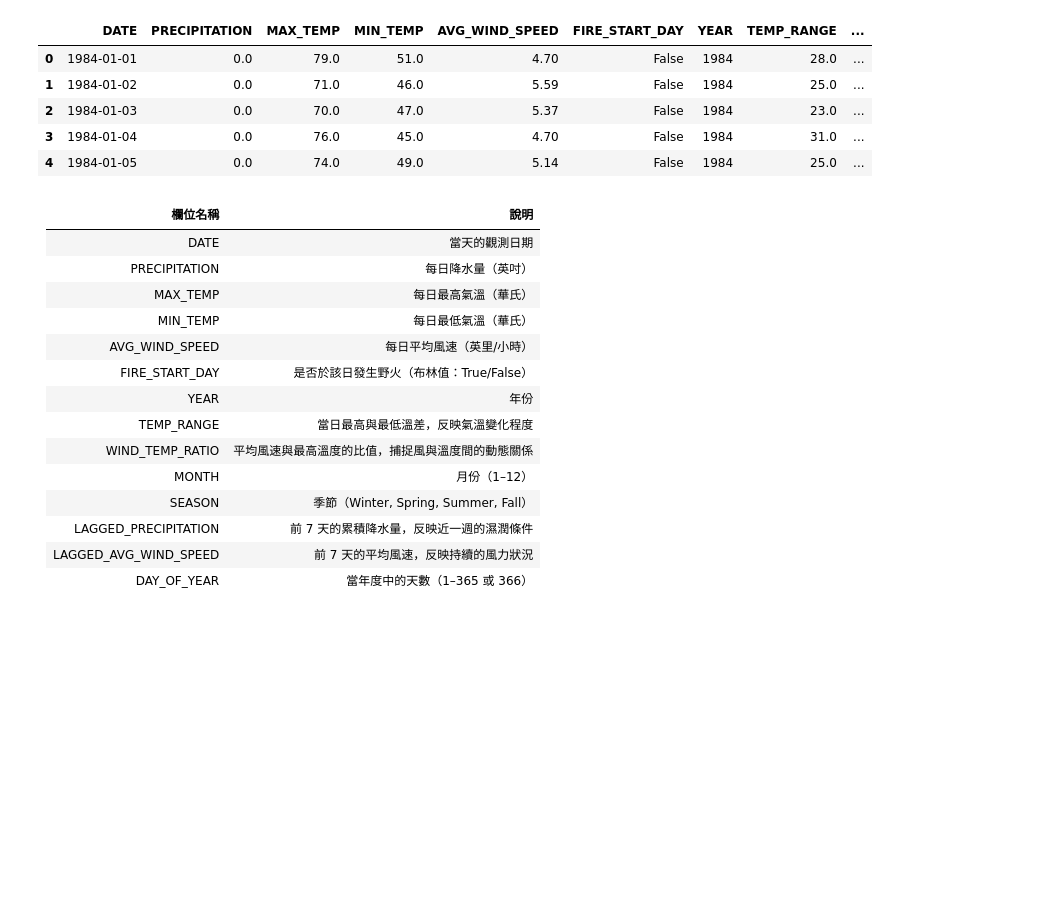
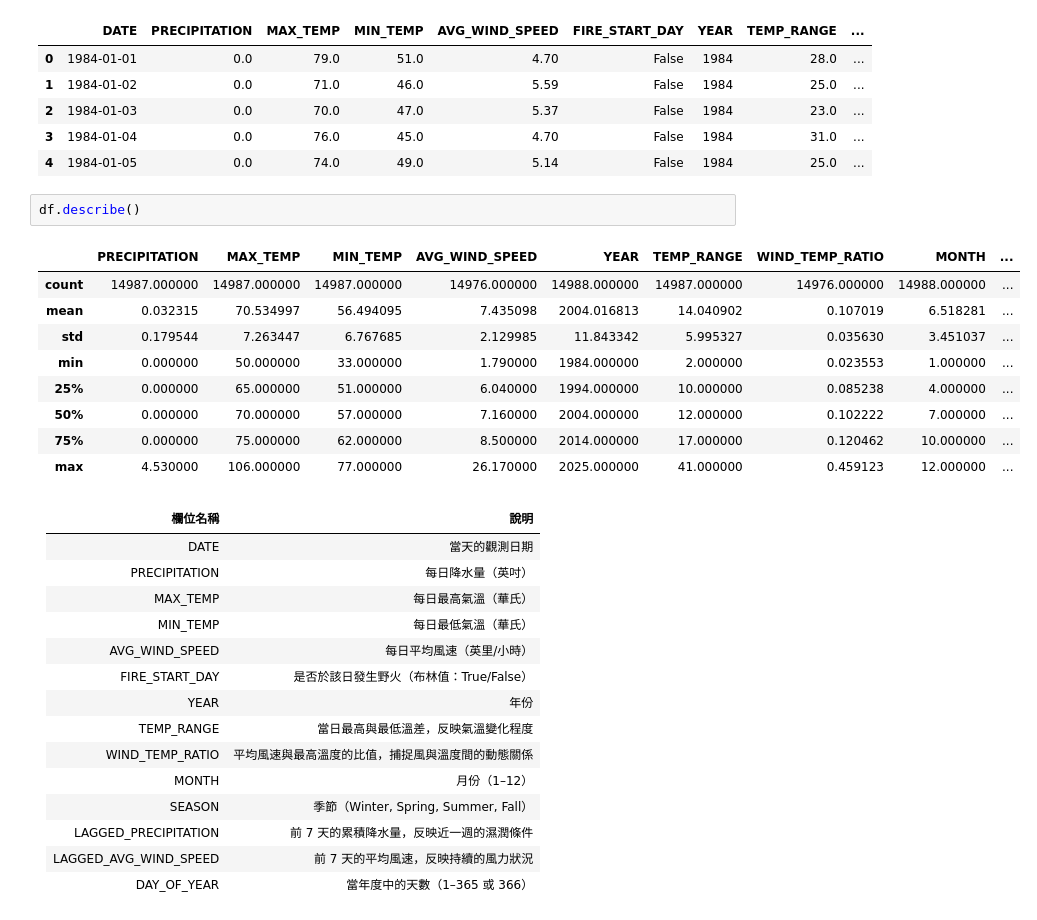
Before and after one commit to yehdanny/sideproject___wildfire-prediction, a Jupyter notebook: 02-simplify.ipynb, the cells around one changed output. Saved outputs shown, nothing was run; the diff lists cells and outputs as text; blank space fills up the shorter version.

```diff
--- a/02-simplify.ipynb
+++ b/02-simplify.ipynb
@@ -13,6 +13,18 @@ df.head(5)
 | 2 | 1984-01-03 | 0.0 | 70.0 | 47.0 | 5.37 | False | 1984 | 23.0 | ... |
 | 3 | 1984-01-04 | 0.0 | 76.0 | 45.0 | 4.70 | False | 1984 | 31.0 | ... |
 | 4 | 1984-01-05 | 0.0 | 74.0 | 49.0 | 5.14 | False | 1984 | 25.0 | ... |
+# %%
+df.describe()
+# %% [output]
+|  | PRECIPITATION | MAX_TEMP | MIN_TEMP | AVG_WIND_SPEED | YEAR | TEMP_RANGE | WIND_TEMP_RATIO | MONTH | ... |
+| count | 14987.000000 | 14987.000000 | 14987.000000 | 14976.000000 | 14988.000000 | 14987.000000 | 14976.000000 | 14988.000000 | ... |
+| mean | 0.032315 | 70.534997 | 56.494095 | 7.435098 | 2004.016813 | 14.040902 | 0.107019 | 6.518281 | ... |
+| std | 0.179544 | 7.263447 | 6.767685 | 2.129985 | 11.843342 | 5.995327 | 0.035630 | 3.451037 | ... |
+| min | 0.000000 | 50.000000 | 33.000000 | 1.790000 | 1984.000000 | 2.000000 | 0.023553 | 1.000000 | ... |
+| 25% | 0.000000 | 65.000000 | 51.000000 | 6.040000 | 1994.000000 | 10.000000 | 0.085238 | 4.000000 | ... |
+| 50% | 0.000000 | 70.000000 | 57.000000 | 7.160000 | 2004.000000 | 12.000000 | 0.102222 | 7.000000 | ... |
+| 75% | 0.000000 | 75.000000 | 62.000000 | 8.500000 | 2014.000000 | 17.000000 | 0.120462 | 10.000000 | ... |
+| max | 4.530000 | 106.000000 | 77.000000 | 26.170000 | 2025.000000 | 41.000000 | 0.459123 | 12.000000 | ... |
 # %% [markdown]
 | 欄位名稱               | 說明                                                                 |
 |------------------------|----------------------------------------------------------------------|
```
Also changed, not shown: parts of 26 cells of this notebook.
